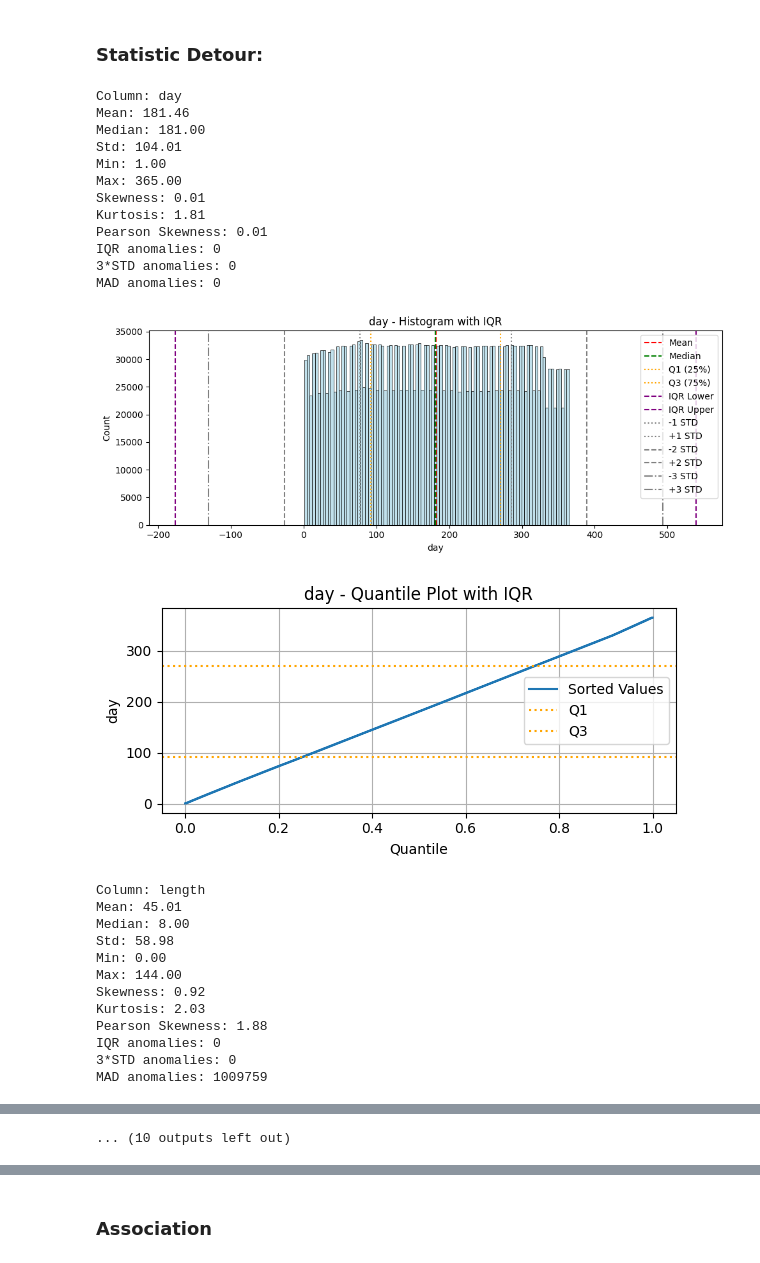
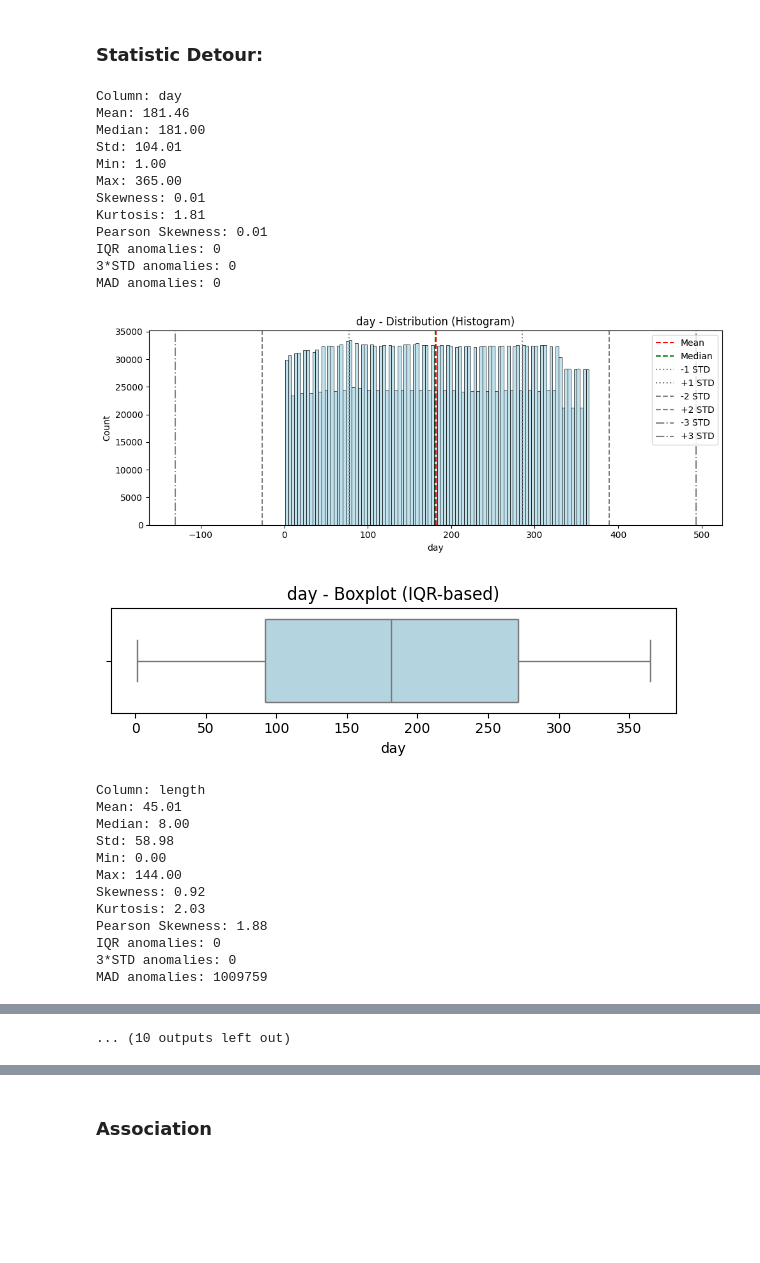
Before and after one commit to SharbelMaroun/data-science-cybersecurity, a Jupyter notebook: pipeline.ipynb, the cells around one changed output, grey strips where cells are left out. Saved outputs shown, nothing was run; the diff lists cells and outputs as text; code cells hidden in the pictures; blank space fills up the shorter version.

Commit message:
Boxplot added

```diff
--- a/pipeline.ipynb
+++ b/pipeline.ipynb
@@ -344,22 +344,15 @@ def describe_distribution(df, column):
     mad_anomalies = data[(data < lower_mad) | (data > upper_mad)]
     print(f"MAD anomalies: {len(mad_anomalies)}")
 
+    # Plots:
 
-
-    # Visualization
-    # Histogram + KDE + IQR bounds
+    # Histogram
     plt.figure(figsize=(10, 4))
     sns.histplot(data, bins=100, color='lightblue')
 
     # Central tendency
     plt.axvline(mean, color='red', linestyle='--', label='Mean')
     plt.axvline(median, color='green', linestyle='--', label='Median')
-
-    # IQR bounds
-    plt.axvline(Q1, color='orange', linestyle=':', label='Q1 (25%)')
-    plt.axvline(Q3, color='orange', linestyle=':', label='Q3 (75%)')
-    plt.axvline(lower_iqr, color='purple', linestyle='--', label='IQR Lower')
-    plt.axvline(upper_iqr, color='purple', linestyle='--', label='IQR Upper')
 
     # Standard deviation bounds
     plt.axvline(mean - std, color='gray', linestyle=':', label='-1 STD')
@@ -369,50 +362,43 @@ def describe_distribution(df, column):
     plt.axvline(mean - 3 * std, color='gray', linestyle='-.', label='-3 STD')
     plt.axvline(mean + 3 * std, color='gray', linestyle='-.', label='+3 STD')
 
-    plt.title(f"{column} - Histogram with IQR")
+    plt.title(f"{column} - Distribution (Histogram)")
     plt.legend()
     plt.tight_layout()
     plt.show()
 
-    # Quantile Plot
-    plt.figure(figsize=(6, 3))
-    data_sorted = np.sort(data)
-    q_vals = np.linspace(0, 1, len(data_sorted))
-    plt.plot(q_vals, data_sorted, label="Sorted Values")
-    plt.axhline(Q1, color='orange', linestyle=':', label='Q1')
-    plt.axhline(Q3, color='orange', linestyle=':', label='Q3')
-    plt.title(f"{column} - Quantile Plot with IQR")
-    plt.xlabel("Quantile")
-    plt.ylabel(column)
-    plt.legend()
-    plt.grid(True)
+    # Boxplot for IQR visualization
+    plt.figure(figsize=(6, 2))
+    sns.boxplot(x=data, color='lightblue')
+    plt.title(f"{column} - Boxplot (IQR-based)")
     plt.tight_layout()
     plt.show()
 
-# Run for each selected column=
+
+# Run for each selected column
 for col in interested_cols:
     describe_distribution(df, col)
 
 # Address mode info
 address_mode = mode(df['address'])
 address_mode_number = df['address'].value_counts().get(address_mode, 0)
 address_mode_percentage = (address_mode_number / len(df)) * 100
 print(f"\nMost common address: {address_mode} ({address_mode_number} occurrences, {address_mode_percentage:.2f}%)")
 # %% [output]
 Column: day
 Mean: 181.46
 Median: 181.00
 Std: 104.01
 Min: 1.00
 Max: 365.00
 Skewness: 0.01
 Kurtosis: 1.81
 Pearson Skewness: 0.01
 IQR anomalies: 0
 3*STD anomalies: 0
 MAD anomalies: 0
-[figure, old version]
+[figure, new version]
-[figure, old version]
+[figure, new version]
 Column: length
 Mean: 45.01
 Median: 8.00
```
Also changed, not shown: parts of 3 cells of this notebook.
